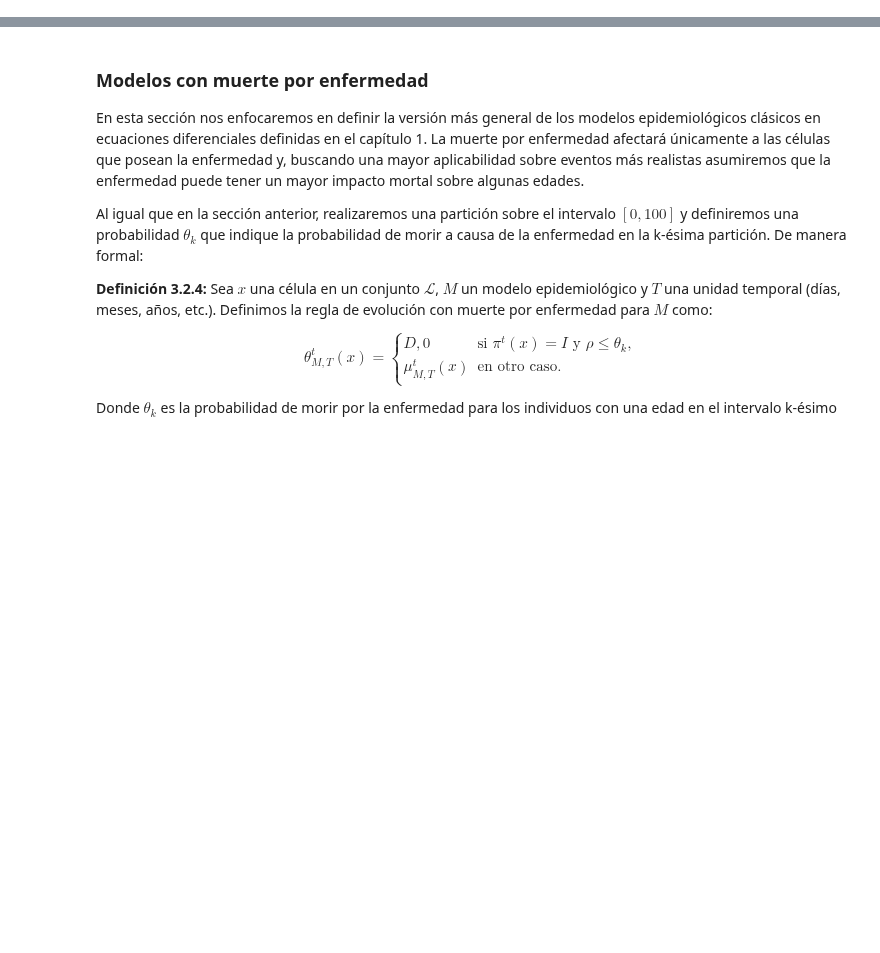
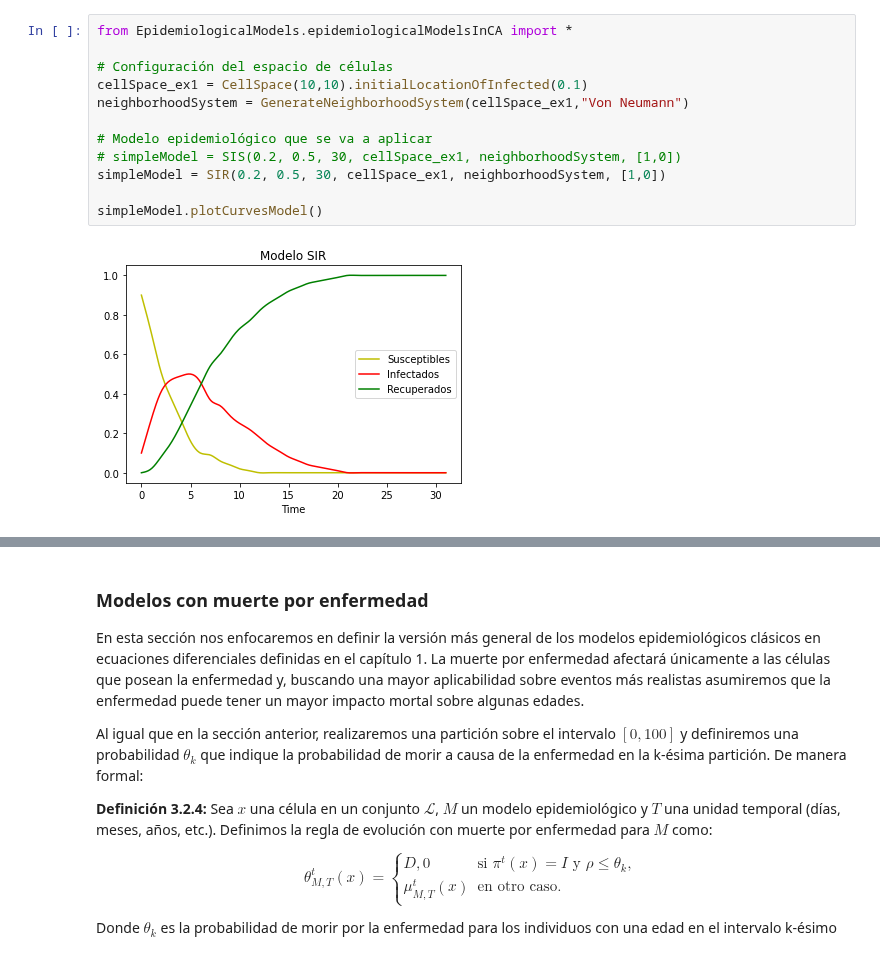
Before and after one commit to Grupo-de-simulacion-con-automatas/CAsimulations-Modelacion-de-dinamicas-topologicas-en-la-propagacion-de-una-enfermedad-usando-CA, a Jupyter notebook: Codigo/3. Reglas de evolución.ipynb, the cells around one changed output, grey strips where cells are left out. Drawn from its saved outputs; the diff is of its cells as text; blank space fills up the shorter version.

```diff
--- a/Codigo/3. Reglas de evolución.ipynb
+++ b/Codigo/3. Reglas de evolución.ipynb
@@ -119,2 +59,16 @@ SISmodel.metricsPlot(30,"Modelo SIS sin natalidad ni mortalidad")
+# %%
+from EpidemiologicalModels.epidemiologicalModelsInCA import *
+
+# Configuración del espacio de células
+cellSpace_ex1 = CellSpace(10,10).initialLocationOfInfected(0.1)
+neighborhoodSystem = GenerateNeighborhoodSystem(cellSpace_ex1,"Von Neumann")
+
+# Modelo epidemiológico que se va a aplicar
+# simpleModel = SIS(0.2, 0.5, 30, cellSpace_ex1, neighborhoodSystem, [1,0])
+simpleModel = SIR(0.2, 0.5, 30, cellSpace_ex1, neighborhoodSystem, [1,0])
+
+simpleModel.plotCurvesModel()
+# %% [output]
+[figure, added]
 # %% [markdown]
 ### Modelos con natalidad y mortalidad
```
Also changed, not shown: parts of 11 cells of this notebook, 7 other files.
